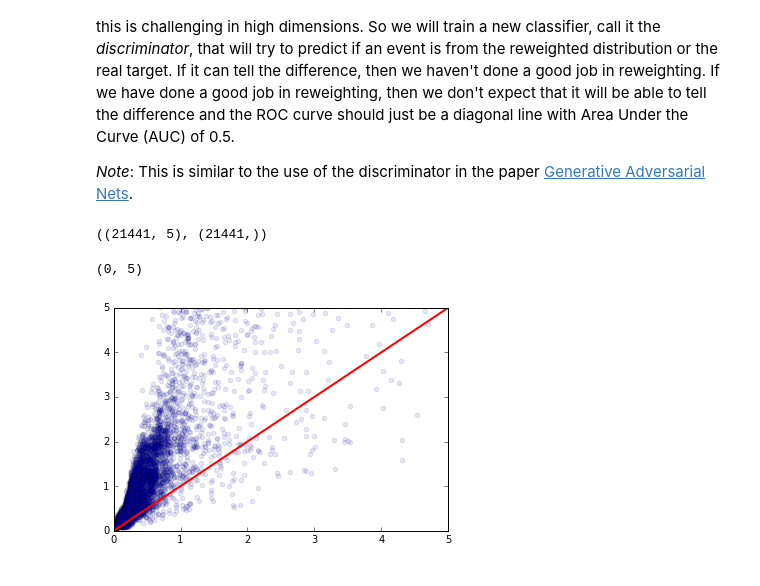
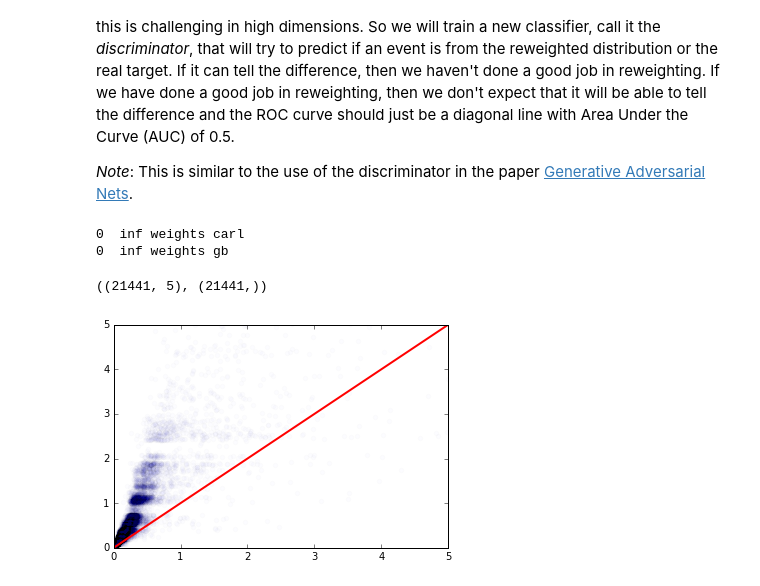
Before and after one commit to cranmer/carl-notebooks, a Jupyter notebook: reweighing-mc-data.ipynb, the cells around one changed output. Cells and saved outputs as stored; diff of their text form; code cells hidden in the pictures.

```diff
--- a/reweighing-mc-data.ipynb
+++ b/reweighing-mc-data.ipynb
@@ -32,7 +32,7 @@ np.random.seed(314)
 #the example has much more real data than monte carlo
 #this leads to unbalanced dataset
 #some techniques deal with that better than others
-data_to_use = ["all","max balanced"][1]
+data_to_use = ["all","max balanced"][0]
 
 #if you use all the data the classifier score can be very peaked
 #some classifiers can use weights (eg. the ExtraTreesRegressor)
@@ -42,7 +42,7 @@ clf_type = ["mlp","trees","trees with weights"][0]
 # the histogram and kde calibration don't work very well
 #with very peaked output score distributions,
 #but the isotonic approach does
-calibration_type = ["isotonic", "kde", "histogram"][1]
+calibration_type = ["isotonic", "kde", "histogram"][2]
 # %% [markdown]
 ### Get the data
 # %%
@@ -78,8 +94,8 @@ num2 = X1_all.shape[0]
 X_all = np.vstack((
      X0_all,
      X1_all))
-y_all = np.zeros(num1 + num2, dtype=np.int)
-y_all[num1:] = 1
+y_all = np.ones(num1 + num2, dtype=np.int)
+y_all[num1:] = 0
 
 #weight X0 or X1 so weighted samples are balanced
 training_weights=np.ones(num1+num2)
@@ -94,8 +110,8 @@ X0_s = X0_all[np.random.choice(range(X0_all.shape[0]),num2,replace=False)]
 X_s = np.vstack((
      X0_s,
      X1_all))
-y_s = np.zeros(num2 + num2, dtype=np.int)
-y_s[num2:] = 1
+y_s = np.ones(num2 + num2, dtype=np.int)
+y_s[num2:] = 0
 
 #now use the flags to decide which of the datasets to use
 X, X0, X1, y = None, None, None, None
@@ -223,7 +262,7 @@ else:
 ratio = ClassifierRatio(CalibratedClassifierCV(
         base_estimator=classifier,
         cv="prefit",  # keep the pre-trained classifier
-        method=calibration_type, bins=50))
+        method=calibration_type, bins=100))
 
 # now train calibrate the ratio
 ratio.fit(X=X, y=y, n_samples=y.size)
@@ -275,9 +324,10 @@ def makeROC(predictions,targetdata):
 # %%
 # obtain data from r*p1 by resampling data from p1 using r as weights
 # fix conventions of p0 vs. p1 reweighting
-def weight_data(x0,x1,weights):
+def weight_data(x0,x1,weights, max_weight=10000.):
     x1_len = x1.shape[0]
     x0_len = x0.shape[0]
+    weights[weights>max_weight]=max_weight
 
     weights = weights / weights.sum()
     weighted_data = np.random.choice(range(x0_len), x0_len, p = weights)
@@ -291,32 +341,44 @@ def weight_data(x0,x1,weights):
 # generate some new data to make the ROC curve.
 # if we used the same data we might be fooled by overfitting
 n_for_roc = np.minimum(X0.shape[0], X1.shape[0])
-X0_roc = X0[np.random.choice(range(X0.shape[0]),n_for_roc,replace=False)]
+
+#here X0_roc is randomly sampled from all the data available
+#X0_roc = original.values[np.random.choice(range(original.values.shape[0]),n_for_roc,replace=False)]
+
+#here X0_roc is from totally independent testing sample
+X0_roc = X0_test
+
+#here X0_roc is same as training sample. beware overfitting
+#X0_roc = X0
+
 X1_roc = X1[np.random.choice(range(X1.shape[0]),n_for_roc,replace=False)]
-#X0_roc = X0
-#X1_roc = X1
 y_roc = np.zeros(X0_roc.shape[0]+X1_roc.shape[0], dtype=np.int)
 y_roc[X0_roc.shape[0]:] = 1
 
 # Weighted with approximate likelihood ratios from carl
-carl_weights_roc = 1./ratio.predict(X0_roc,log=False)
+carl_weights_roc = ratio.predict(X0_roc,log=False)
+print(np.sum(np.isinf(carl_weights_roc)), " inf weights carl")
 carl_weights_roc[np.isinf(carl_weights_roc)] = 0.
 roc_data_carl_weights = weight_data(X0_roc,X1_roc,carl_weights_roc)
 
 # Weighted with GB ratios
 gb_weights_roc = reweighter.predict_weights(X0_roc)
 gb_weights_roc[np.isinf(gb_weights_roc)] = 0.
+print(np.sum(np.isinf(carl_weights_roc)), " inf weights gb")
 roc_data_gb_weights = weight_data(X0_roc,X1_roc,gb_weights_roc)
+# %% [output]
+0  inf weights carl
+0  inf weights gb
 # %%
 X0_roc.shape, carl_weights_roc.shape
 # %% [output]
 ((21441, 5), (21441,))
 # %%
-plt.scatter(gb_weights_roc,carl_weights_roc, alpha=0.1)
+plt.scatter(gb_weights_roc,carl_weights_roc, alpha=0.01)
 max_temp=5
 plt.plot([0,max_temp],[0,max_temp], lw=2, c='r')
 plt.xlim(0,max_temp)
 plt.ylim(0,max_temp)
+plt.savefig("weight_compare_%s_%s_%s.pdf" %(data_to_use,clf_type, calibration_type))
 # %% [output]
-(0, 5)
-[figure, old version]
+[figure, new version]
```
Also changed, not shown: parts of 16 cells of this notebook, 1 other file.
